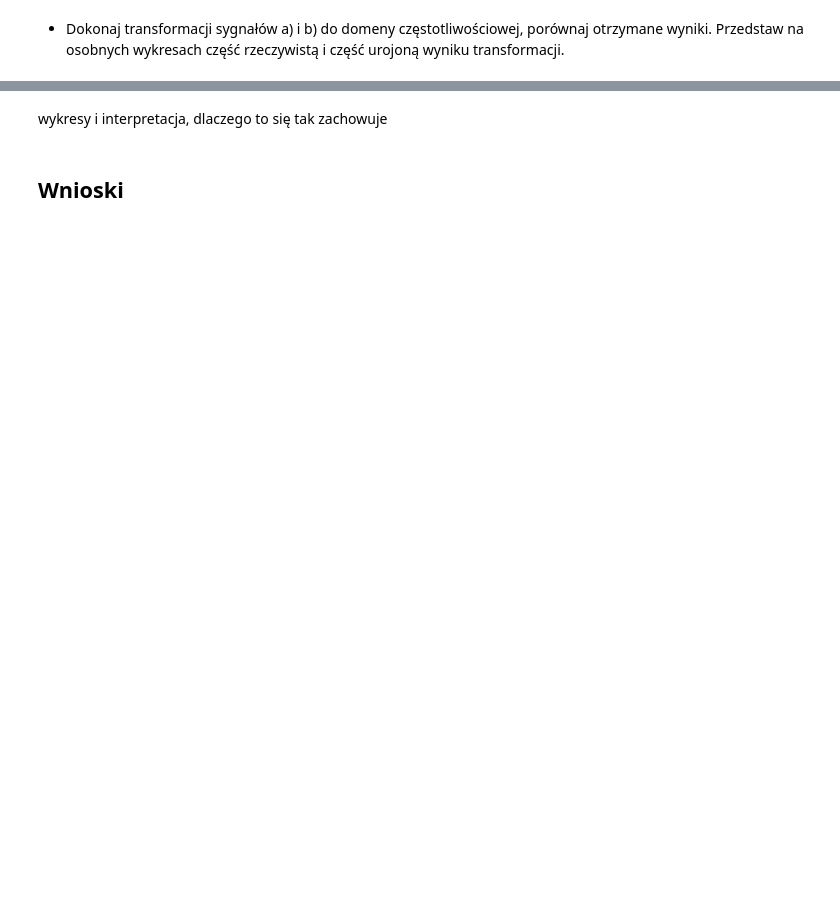
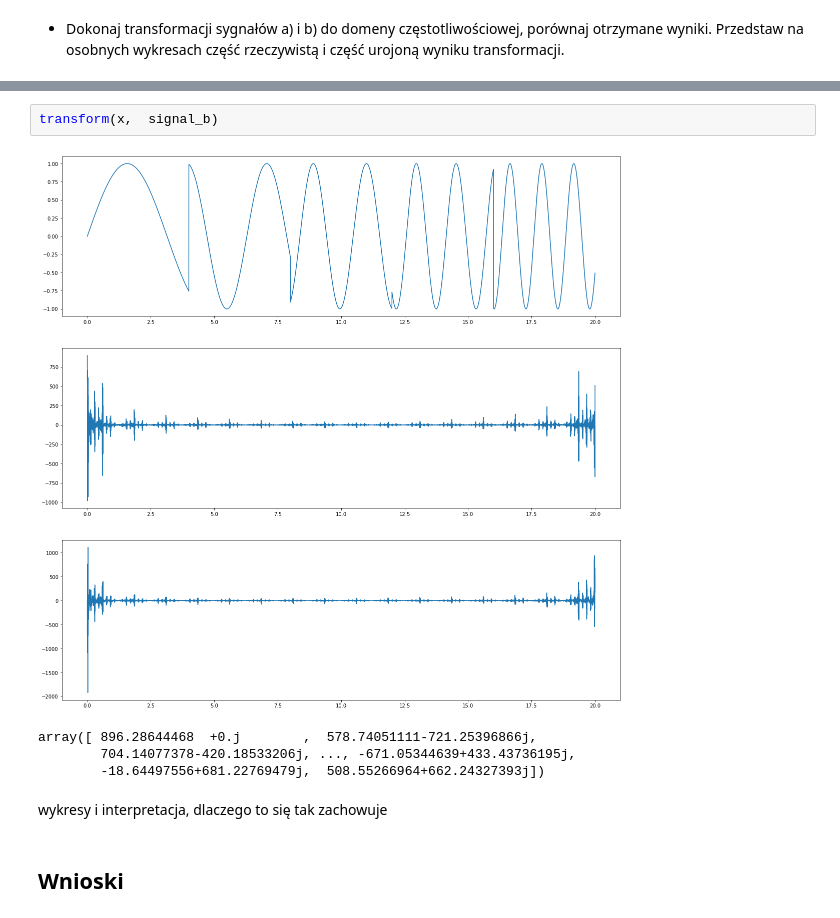
Before and after one commit to mhawryluk/mownit, a Jupyter notebook: lab11-transformata_Fouriera/lab11.ipynb, the cells around one changed output, grey strips where cells are left out. Cells and saved outputs as stored; diff of their text form; blank space fills up the shorter version.

```diff
--- a/lab11-transformata_Fouriera/lab11.ipynb
+++ b/lab11-transformata_Fouriera/lab11.ipynb
@@ -195,3 +211,10 @@ urojoną wyniku transformacji.
+# %%
+transform(x,  signal_b)
+# %% [output]
+[figure, added]
+array([ 896.28644468  +0.j        ,  578.74051111-721.25396866j,
+        704.14077378-420.18533206j, ..., -671.05344639+433.43736195j,
+        -18.64497556+681.22769479j,  508.55266964+662.24327393j])
 # %% [markdown]
 wykresy i interpretacja, dlaczego to się tak zachowuje
 # %% [markdown]
```
Also changed, not shown: parts of 14 cells of this notebook.
